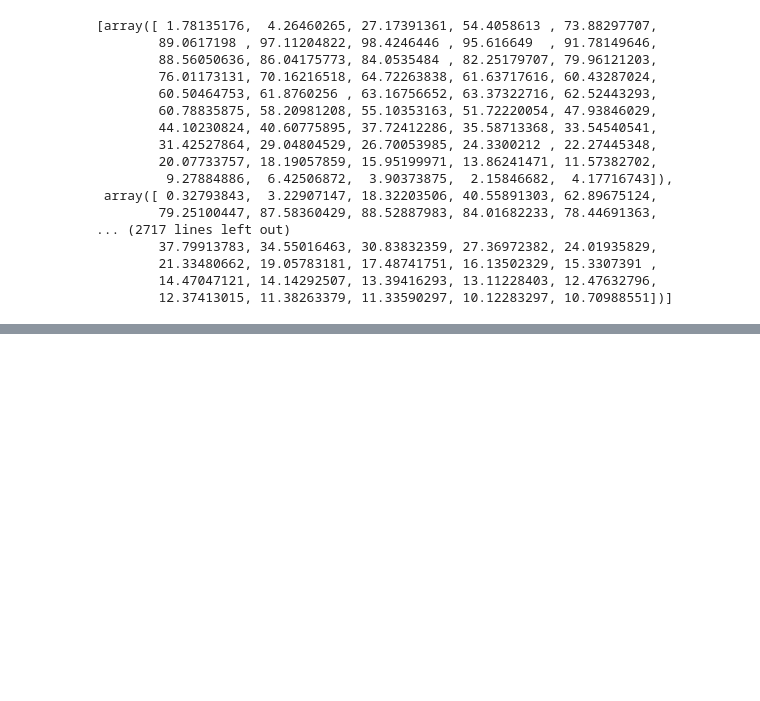
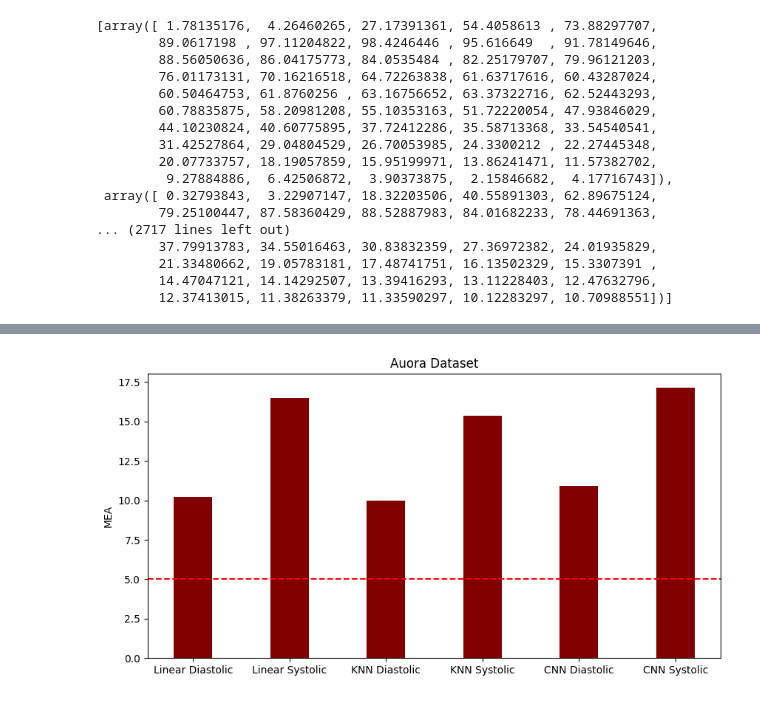
Before and after one commit to danielle34/summer24-lab, a Jupyter notebook: tensorflow_cnn.ipynb, the cells around one changed output, grey strips where cells are left out. Saved outputs shown, nothing was run; the diff lists cells and outputs as text; code cells hidden in the pictures; blank space fills up the shorter version.

```diff
--- a/tensorflow_cnn.ipynb
+++ b/tensorflow_cnn.ipynb
@@ -477,3 +502,23 @@ ValueError: Data cardinality is ambiguous. Make sure all arrays contain the same
 # of ppl with both hypertension and non
 # then i want a list of the combo.
 # maybe i can remove some of the hyper tensiton both and non bottom ato make a new list!!!
+# %%
+# creating the dataset
+data = {'Linear Diastolic':10.217,'Linear Systolic':16.49, 'KNN Diastolic':9.99, 'KNN Systolic':15.36, 'CNN Diastolic': 10.92,'CNN Systolic':17.152,
+        }
+courses = list(data.keys())
+values = list(data.values())
+
+fig = plt.figure(figsize = (10, 5))
+
+# creating the bar plot
+plt.bar(courses, values, color ='maroon',
+        width = 0.4)
+
+plt.axhline(y=5, color='r', linestyle='--')
+
+plt.ylabel("MEA")
+plt.title("Auora Dataset")
+plt.show()
+# %% [output]
+[figure, added]
```
Also changed, not shown: parts of 9 cells of this notebook, 1 other file.
